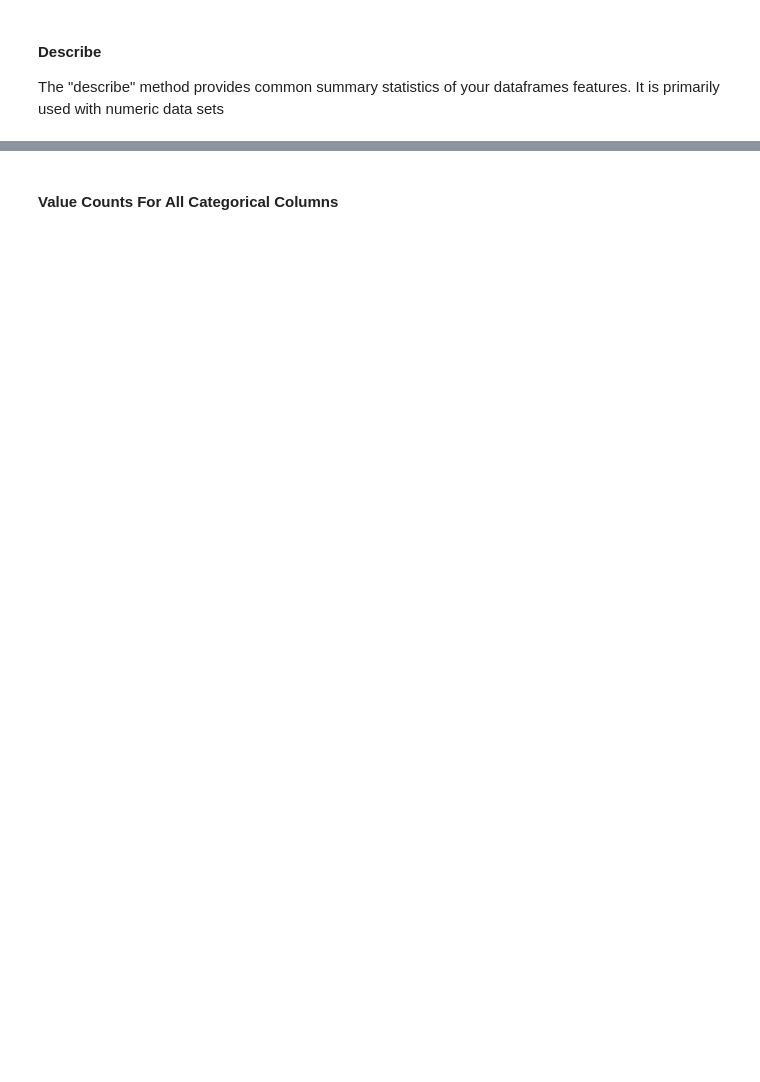
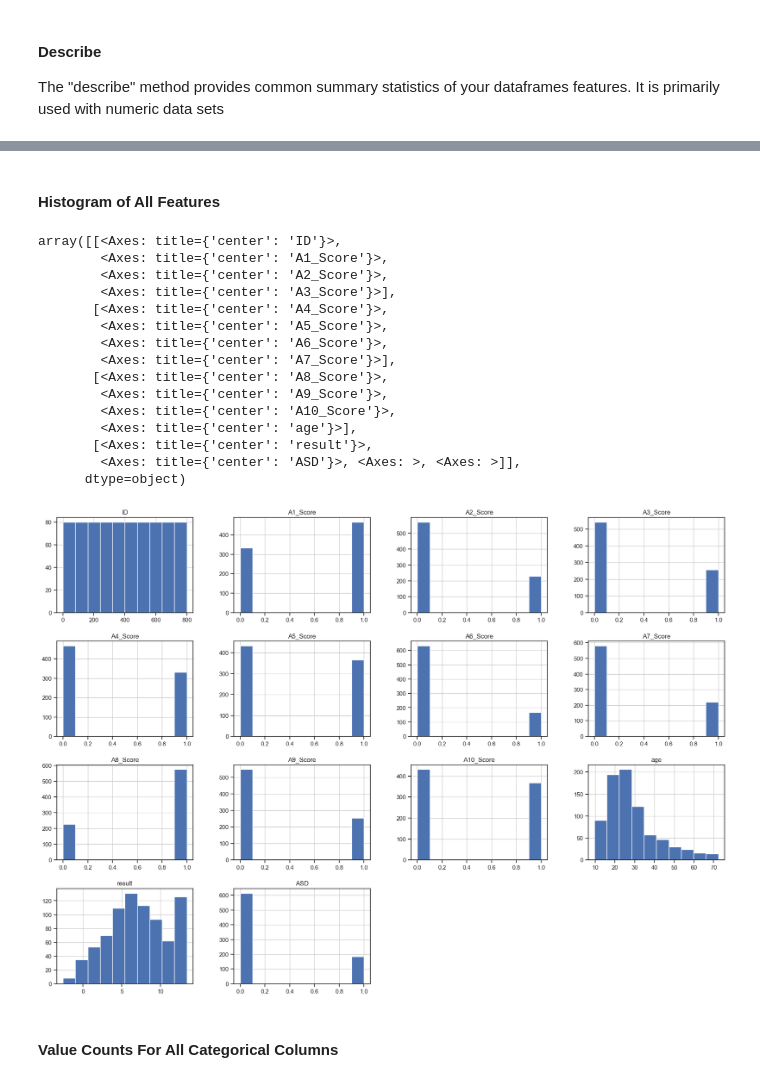
Before and after one commit to duncancalvert/ds_notes, a Jupyter notebook: reusable_templates/predictive_analytics_structured_data/ml_classification_w_structured_data.ipynb, the cells around one changed output, grey strips where cells are left out. Cells and saved outputs as stored; diff of their text form; code cells hidden in the pictures; blank space fills up the shorter version.

```diff
--- a/reusable_templates/predictive_analytics_structured_data/ml_classification_w_structured_data.ipynb
+++ b/reusable_templates/predictive_analytics_structured_data/ml_classification_w_structured_data.ipynb
@@ -201,3 +264,24 @@ df.describe()
+# %% [markdown]
+#### Histogram of All Features
+# %%
+df_train.hist(figsize=(20,15))
+# %% [output]
+array([[<Axes: title={'center': 'ID'}>,
+        <Axes: title={'center': 'A1_Score'}>,
+        <Axes: title={'center': 'A2_Score'}>,
+        <Axes: title={'center': 'A3_Score'}>],
+       [<Axes: title={'center': 'A4_Score'}>,
+        <Axes: title={'center': 'A5_Score'}>,
+        <Axes: title={'center': 'A6_Score'}>,
+        <Axes: title={'center': 'A7_Score'}>],
+       [<Axes: title={'center': 'A8_Score'}>,
+        <Axes: title={'center': 'A9_Score'}>,
+        <Axes: title={'center': 'A10_Score'}>,
+        <Axes: title={'center': 'age'}>],
+       [<Axes: title={'center': 'result'}>,
+        <Axes: title={'center': 'ASD'}>, <Axes: >, <Axes: >]],
+      dtype=object)
+[figure, added]
 # %% [markdown]
 #### Value Counts For All Categorical Columns
 # %%
```
Also changed, not shown: parts of 42 cells of this notebook, 1 other file.
